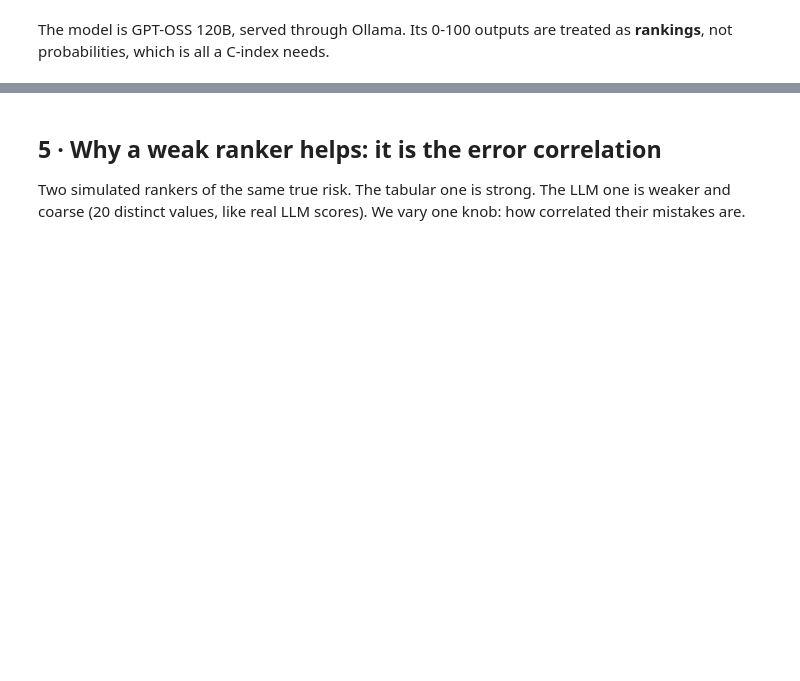
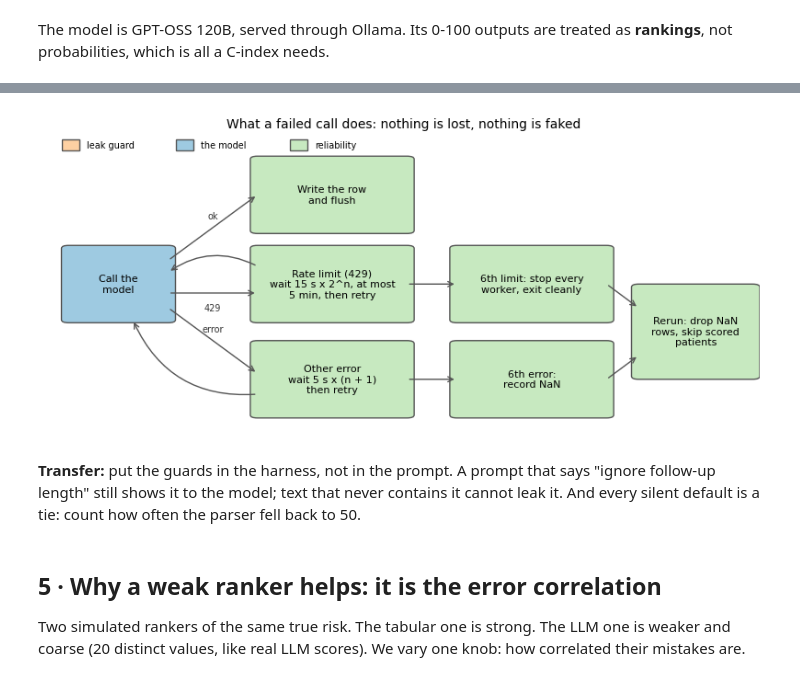
Before and after one commit to dronny111/annitia, a Jupyter notebook: talk/annitia_talk.ipynb, the cells around one changed output, grey strips where cells are left out. Drawn from its saved outputs; the diff is of its cells as text; code cells hidden in the pictures; blank space fills up the shorter version.

```diff
--- a/talk/annitia_talk.ipynb
+++ b/talk/annitia_talk.ipynb
@@ -250,3 +314,11 @@ not probabilities, which is all a C-index needs.
+# %%
+harness_failures()
+# %% [output]
+[figure, added]
+# %% [markdown]
+**Transfer:** put the guards in the harness, not in the prompt. A prompt that says "ignore
+follow-up length" still shows it to the model; text that never contains it cannot leak it. And
+every silent default is a tie: count how often the parser fell back to 50.
 # %% [markdown]
 ## 5 · Why a weak ranker helps: it is the error correlation
 Two simulated rankers of the same true risk. The tabular one is strong. The LLM one is weaker
```
Also changed, not shown: parts of 9 cells of this notebook, 5 other files.
